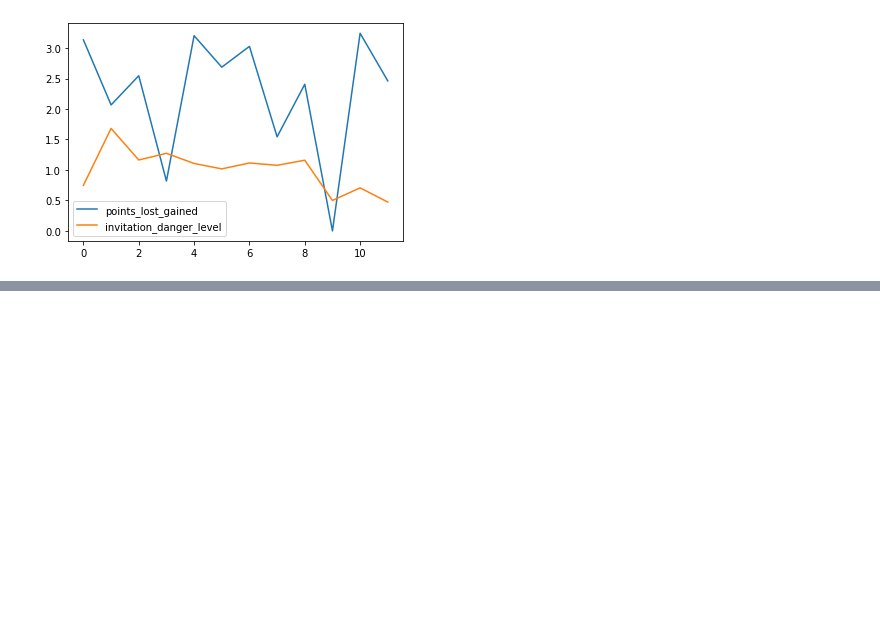
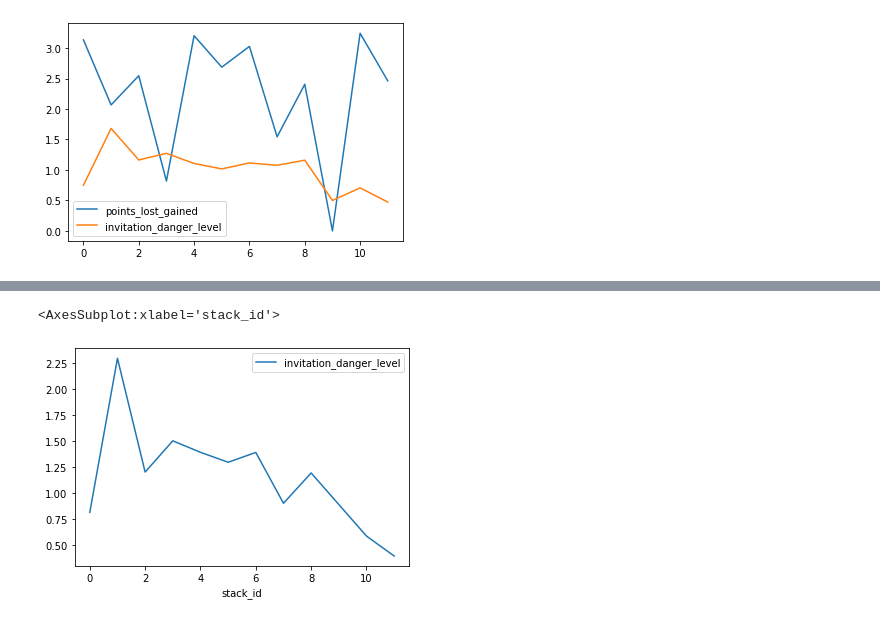
Before and after one commit to ChallaHadley/datafest, a Jupyter notebook: Akilan.ipynb, the cells around one changed output, grey strips where cells are left out. Saved outputs shown, nothing was run; the diff lists cells and outputs as text; code cells hidden in the pictures; blank space fills up the shorter version.

```diff
--- a/Akilan.ipynb
+++ b/Akilan.ipynb
@@ -71,0 +103,5 @@ Q.reset_index().plot(y=['points_lost_gained', 'invitation_danger_level'])
+# %%
+pa[['player_id', 'event_id', 'stack_id', 'missed_safe_invitations', 'accepted_unsafe_invitations', 'event_category', 'points_lost_gained', 'minigame_level', 'avatar_age']].fillna(method='ffill').query('event_category == "People Sense"').query('stack_id != 12').dropna().query('event_id == 911').assign(invitation_danger_level = lambda Q: Q.missed_safe_invitations + Q.accepted_unsafe_invitations).query('avatar_age == 13.0').groupby('stack_id').mean().plot(y='invitation_danger_level')
+# %% [output]
+<AxesSubplot:xlabel='stack_id'>
+[figure, added]
```
Also changed, not shown: parts of 18 cells of this notebook, 6 other files.
